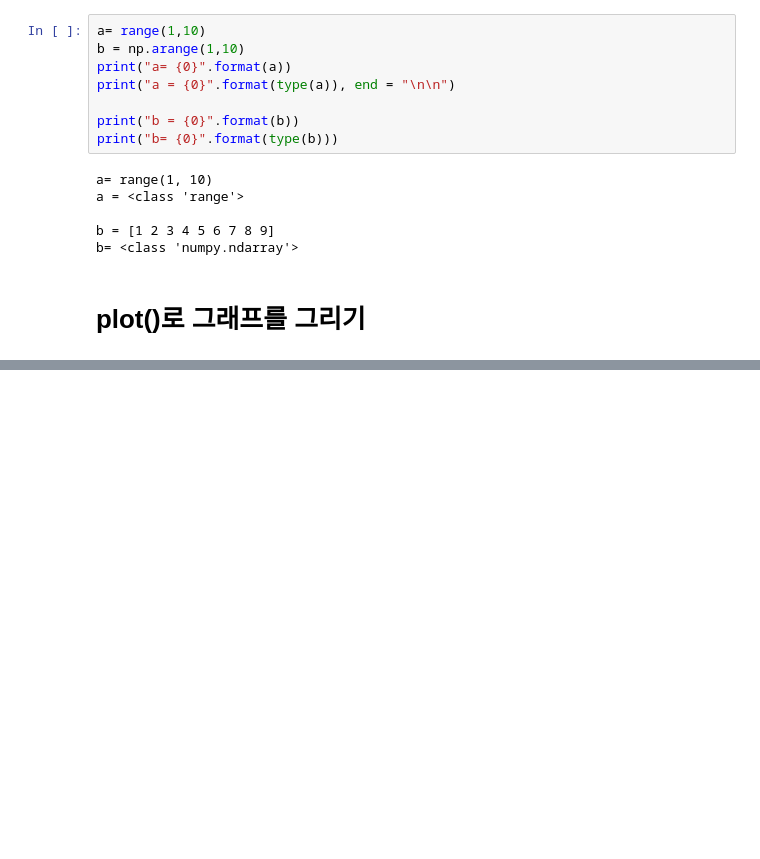
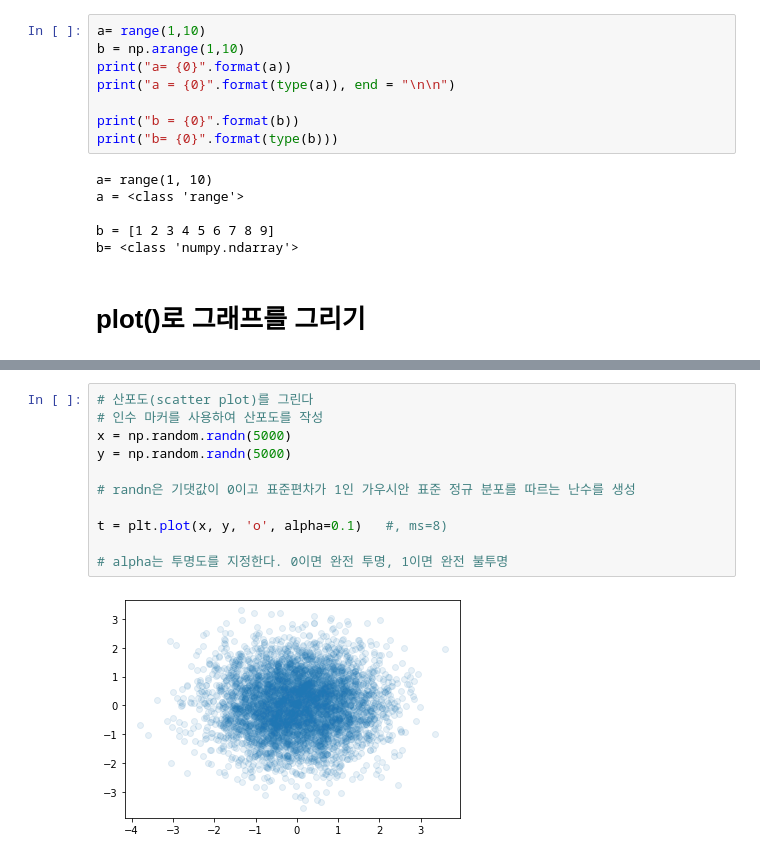
Before and after one commit to rlfwo93/machine-learning, a Jupyter notebook: matplotilb.ipynb, the cells around one changed output, grey strips where cells are left out. Cells and saved outputs as stored; diff of their text form; blank space fills up the shorter version.

```diff
--- a/matplotilb.ipynb
+++ b/matplotilb.ipynb
@@ -49,0 +68,13 @@ plt.plot(np.arange(0.0, 3.0, 0.01), s)  # x-축을 지정한다.
+# %%
+# 산포도(scatter plot)를 그린다
+# 인수 마커를 사용하여 산포도를 작성
+x = np.random.randn(5000)
+y = np.random.randn(5000)
+
+# randn은 기댓값이 0이고 표준편차가 1인 가우시안 표준 정규 분포를 따르는 난수를 생성
+
+t = plt.plot(x, y, 'o', alpha=0.1)   #, ms=8)
+
+# alpha는 투명도를 지정한다. 0이면 완전 투명, 1이면 완전 불투명
+# %% [output]
+[figure, added]
```
Also changed, not shown: parts of 8 cells of this notebook.
